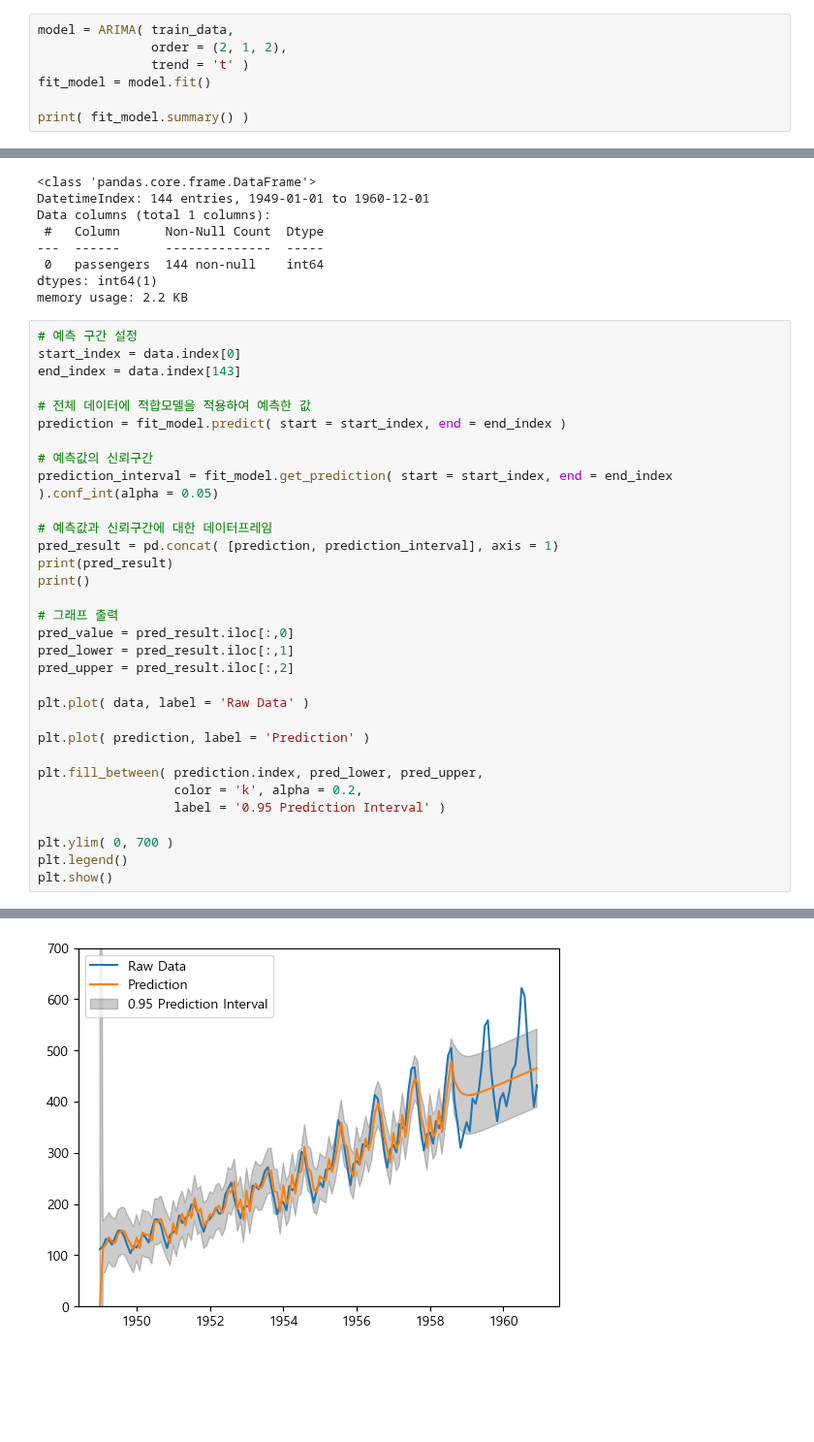
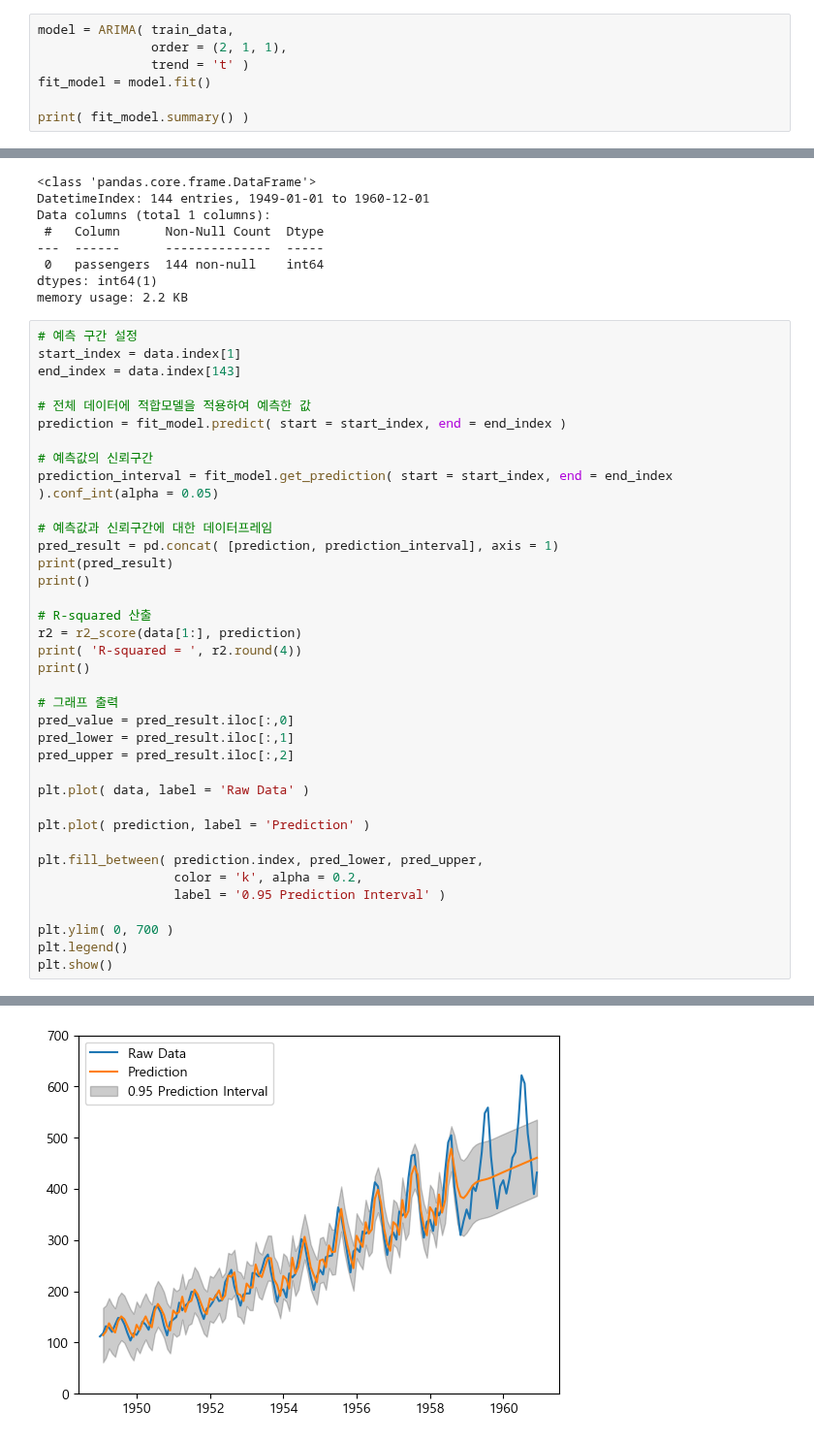
Before and after one commit to anjuiswhat/TIL, a Jupyter notebook: ADP_study/정리본/F_시계열 분석.ipynb, the cells around one changed output, grey strips where cells are left out. Shown at 97% size. Cells and saved outputs as stored; diff of their text form; blank space fills up the shorter version.

```diff
--- a/ADP_study/정리본/F_시계열 분석.ipynb
+++ b/ADP_study/정리본/F_시계열 분석.ipynb
@@ -310,7 +351,7 @@ plot_pacf( diff_train.values.squeeze(), lags = 30, ax=ax[1]);
 https://www.statsmodels.org/stable/generated/statsmodels.tsa.arima.model.ARIMA.html
 # %%
 model = ARIMA( train_data,
-               order = (2, 1, 2),
+               order = (2, 1, 1),
                trend = 't' )
 fit_model = model.fit()
 
@@ -423,7 +469,7 @@ dtypes: int64(1)
 memory usage: 2.2 KB
 # %%
 # 예측 구간 설정
-start_index = data.index[0]
+start_index = data.index[1]
 end_index = data.index[143]
 
 # 전체 데이터에 적합모델을 적용하여 예측한 값
@@ -435,6 +481,11 @@ prediction_interval = fit_model.get_prediction( start = start_index, end = end_i
 # 예측값과 신뢰구간에 대한 데이터프레임
 pred_result = pd.concat( [prediction, prediction_interval], axis = 1)
 print(pred_result)
+print()
+
+# R-squared 산출
+r2 = r2_score(data[1:], prediction)
+print( 'R-squared = ', r2.round(4))
 print()
 
 # 그래프 출력
@@ -471 +524 @@ plt.show()
-[figure, old version]
+[figure, new version]
```
Also changed, not shown: parts of 11 cells of this notebook.
